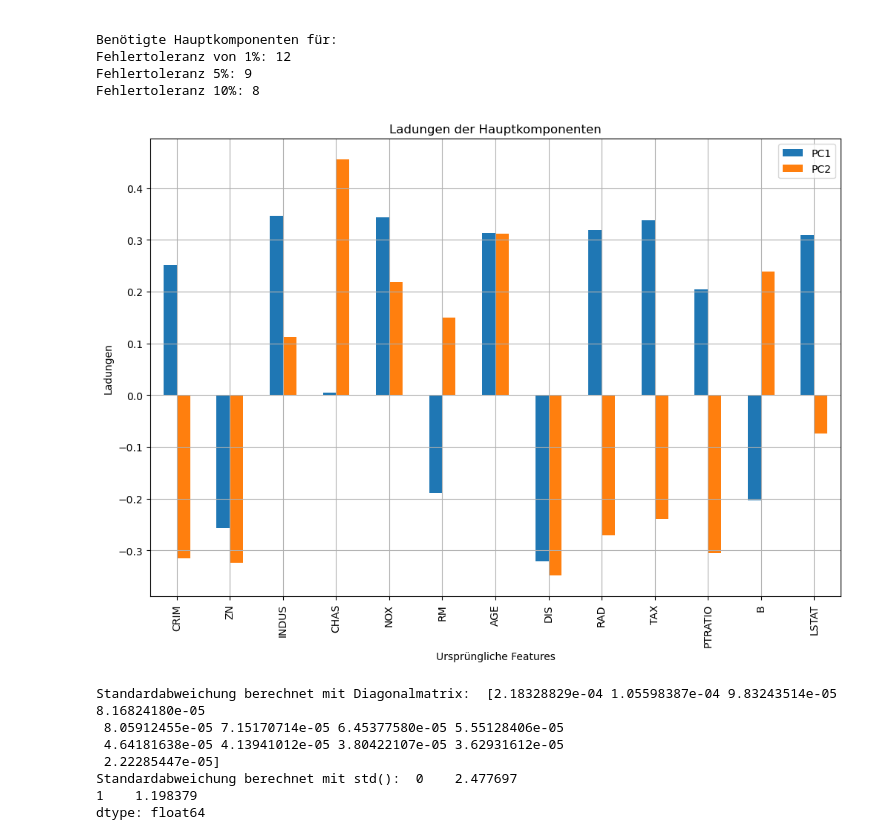
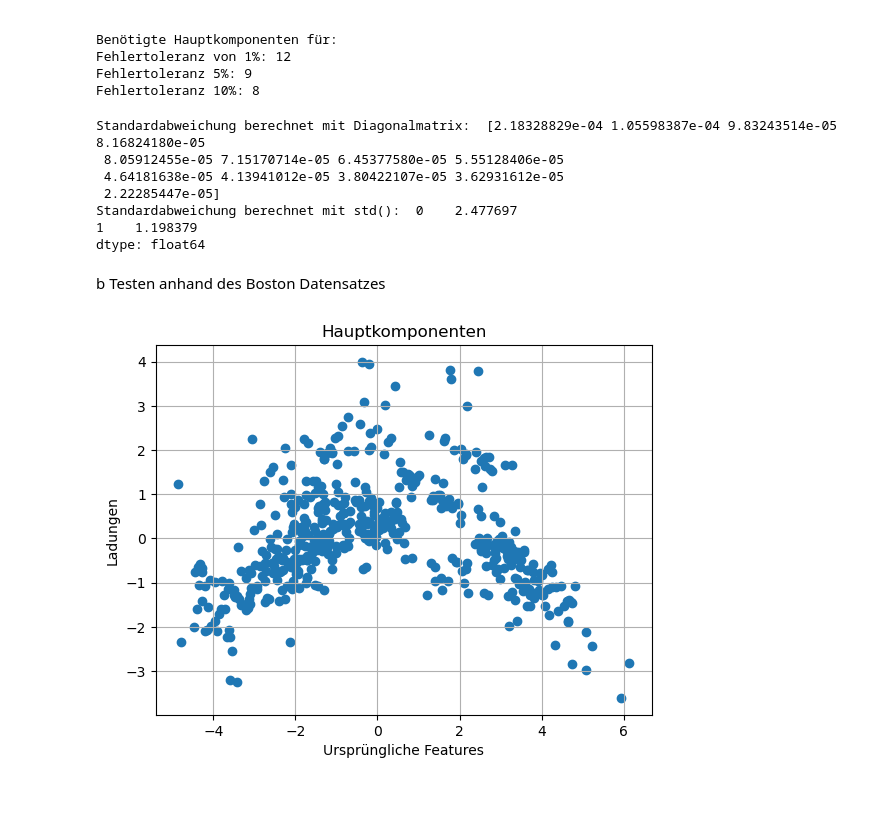
Before and after one commit to SergioChan96/MaschineLearning, a Jupyter notebook: Aufgaben/A1/A1-3/Hauptkomponenten_Analyse_A1-3.ipynb, the cells around one changed output. Cells and saved outputs as stored; diff of their text form; code cells hidden in the pictures; blank space fills up the shorter version.

```diff
--- a/Aufgaben/A1/A1-3/Hauptkomponenten_Analyse_A1-3.ipynb
+++ b/Aufgaben/A1/A1-3/Hauptkomponenten_Analyse_A1-3.ipynb
@@ -119,31 +116,34 @@ Benötigte Hauptkomponenten für:
 Fehlertoleranz von 1%: 12
 Fehlertoleranz 5%: 9
 Fehlertoleranz 10%: 8
+# %%
+r = 2
+
+VU , D , VT , UD , std_UD , V , std_UDv2 = pca(boston , r)
+#plt.scatter(UD[0] , UD[1])
+
+print('Standardabweichung berechnet mit Diagonalmatrix: ', std_UDv2)
+print('Standardabweichung berechnet mit std(): ', std_UD)
+# %% [output]
+Standardabweichung berechnet mit Diagonalmatrix:  [2.18328829e-04 1.05598387e-04 9.83243514e-05 8.16824180e-05
+ 8.05912455e-05 7.15170714e-05 6.45377580e-05 5.55128406e-05
+ 4.64181638e-05 4.13941012e-05 3.80422107e-05 3.62931612e-05
+ 2.22285447e-05]
+Standardabweichung berechnet mit std():  0    2.477697
+1    1.198379
+dtype: float64
+# %% [markdown]
+b Testen anhand des Boston Datensatzes
 # %%
-r = 2
+r = 13
 
 VU , D , VT , UD , std_UD , V , std_UDv2 = pca(boston , r)
+plt.scatter(UD[0] , UD[1])
 
-# Erstelle ein DataFrame für die Ladungen der Hauptkomponenten
-loadings_df = pd.DataFrame(V, index=boston.columns, columns=[f'PC{i+1}' for i in range(r)])
-
-# Visualisierung der Ladungen
-loadings_df.plot(kind='bar', figsize=(12, 8))
-plt.title('Ladungen der Hauptkomponenten')
+plt.title('Hauptkomponenten')
 plt.xlabel('Ursprüngliche Features')
 plt.ylabel('Ladungen')
-plt.legend(loc='best')
 plt.grid(True)
 plt.show()
-
-print('Standardabweichung berechnet mit Diagonalmatrix: ', std_UDv2)
-print('Standardabweichung berechnet mit std(): ', std_UD)
 # %% [output]
-[figure, old version]
+[figure, new version]
-Standardabweichung berechnet mit Diagonalmatrix:  [2.18328829e-04 1.05598387e-04 9.83243514e-05 8.16824180e-05
- 8.05912455e-05 7.15170714e-05 6.45377580e-05 5.55128406e-05
- 4.64181638e-05 4.13941012e-05 3.80422107e-05 3.62931612e-05
- 2.22285447e-05]
-Standardabweichung berechnet mit std():  0    2.477697
-1    1.198379
-dtype: float64
```
Also changed, not shown: parts of 7 cells of this notebook, 1 other file.
